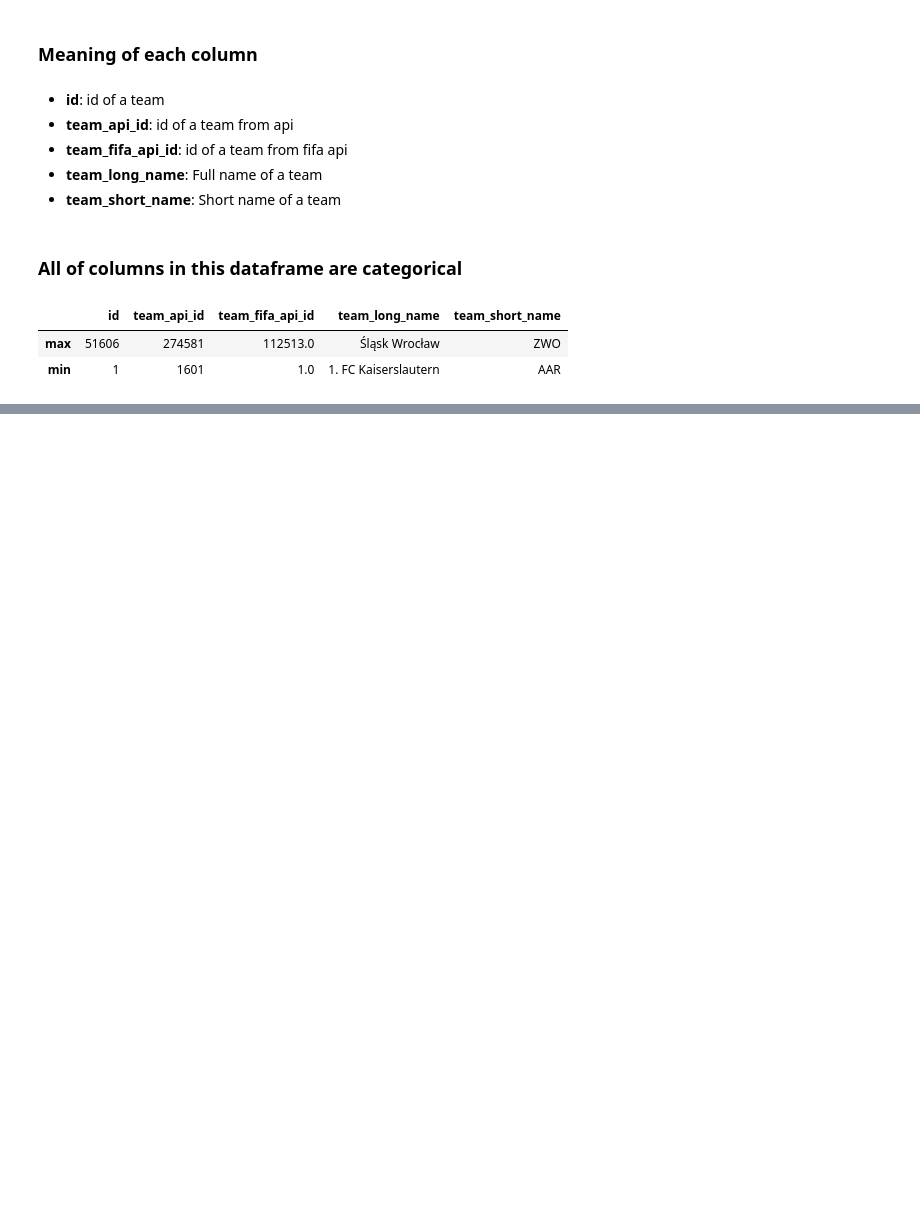
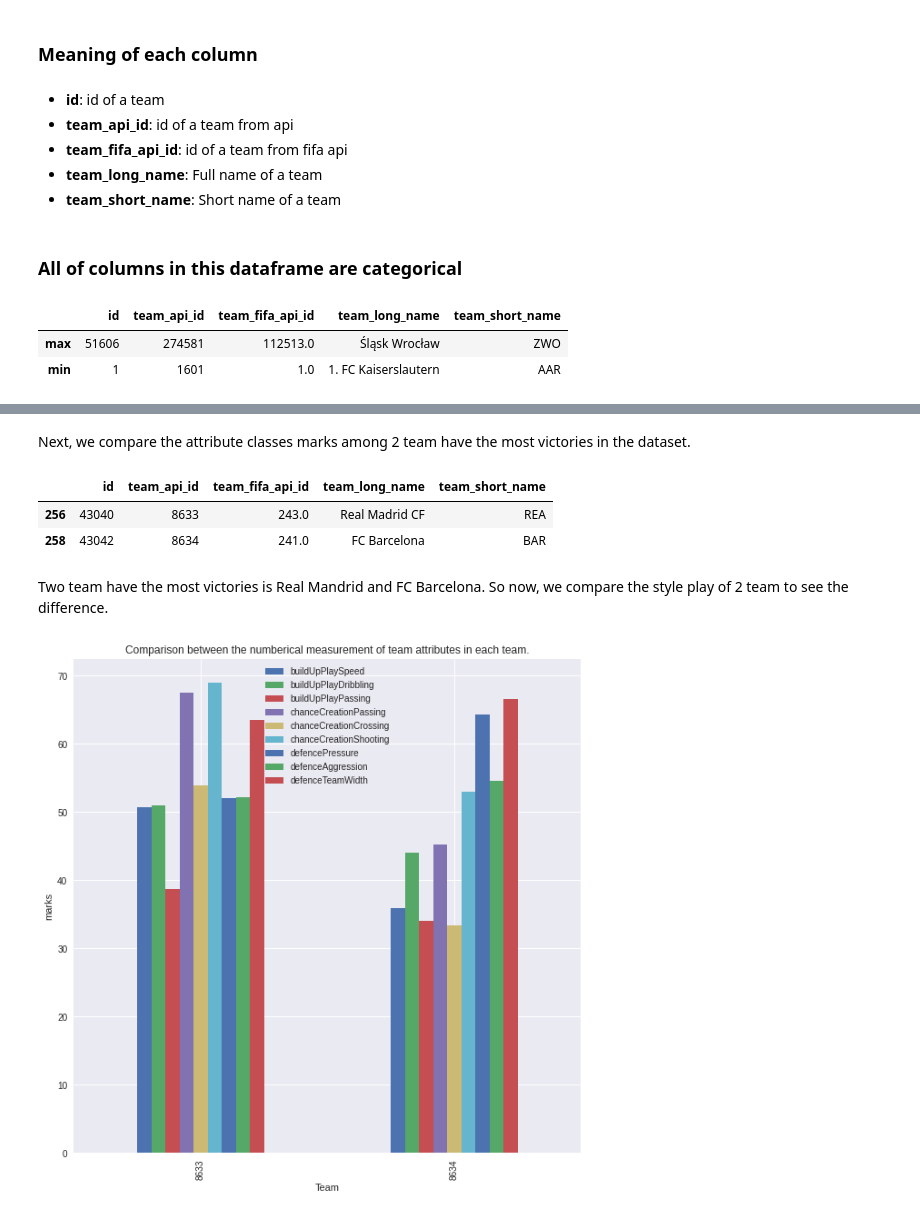
Before and after one commit to hieuhuynhcao/DSProgramming_Final, a Jupyter notebook: analyze.ipynb, the cells around one changed output, grey strips where cells are left out. Saved outputs shown, nothing was run; the diff lists cells and outputs as text; code cells hidden in the pictures; blank space fills up the shorter version.

```diff
--- a/analyze.ipynb
+++ b/analyze.ipynb
@@ -694,0 +820,6 @@ df_team.agg(['max', 'min'])
+# %%
+"""Show df_match"""
+match_features = ['id', 'country_id','league_id', 'season', 'date', 'match_api_id',
+                    'home_team_api_id', 'away_team_api_id', 'home_team_goal', 'away_team_goal']
+df_match = df_match[match_features]
+df_match
@@ -694,0 +840,12 @@ df_team.agg(['max', 'min'])
+# %%
+"""Function add column Winner to the df_match to find the team win in each match"""
+def winner(row):
+    if row['home_team_goal'] > row['away_team_goal']:
+        return row['home_team_api_id']
+    elif row['home_team_goal'] < row['away_team_goal']:
+        return row['away_team_api_id']
+    else:
+        return 'Tie'
+
+df_match['Winner'] = df_match.apply(winner, axis=1)
+df_match
@@ -694,0 +1026,23 @@ df_team.agg(['max', 'min'])
+# %% [markdown]
+Next, we compare the attribute classes marks among 2 team have the most victories in the dataset.
+# %%
+top_2_id_teams_most_victories = df_match['Winner'].value_counts()[1:3].keys()
+df_team[df_team['team_api_id'].isin(top_2_id_teams_most_victories)]
+# %% [output]
+|  | id | team_api_id | team_fifa_api_id | team_long_name | team_short_name |
+| 256 | 43040 | 8633 | 243.0 | Real Madrid CF | REA |
+| 258 | 43042 | 8634 | 241.0 | FC Barcelona | BAR |
+# %% [markdown]
+Two team have the most victories is Real Mandrid and FC Barcelona. So now, we compare the style play of 2 team to see the difference.
+# %%
+TopWinner = df_match['Winner'].value_counts()[1:3].index.tolist()
+topTeam = pd.DataFrame(df_team_attribute[df_team_attribute['team_api_id'].isin(TopWinner)])
+# %%
+topTeam.groupby(by = "team_api_id").mean()[['buildUpPlaySpeed','buildUpPlayDribbling','buildUpPlayPassing',\
+                                            'chanceCreationPassing','chanceCreationCrossing', 'chanceCreationShooting','defencePressure', \
+                                            'defenceAggression', 'defenceTeamWidth']].plot(kind = "bar", figsize=(10,10))
+plt.xlabel('Team')
+plt.ylabel('marks')
+plt.title('Comparison between the numberical measurement of team attributes in each team.');
+# %% [output]
+[figure, added]
```
Also changed, not shown: parts of 44 cells of this notebook.
